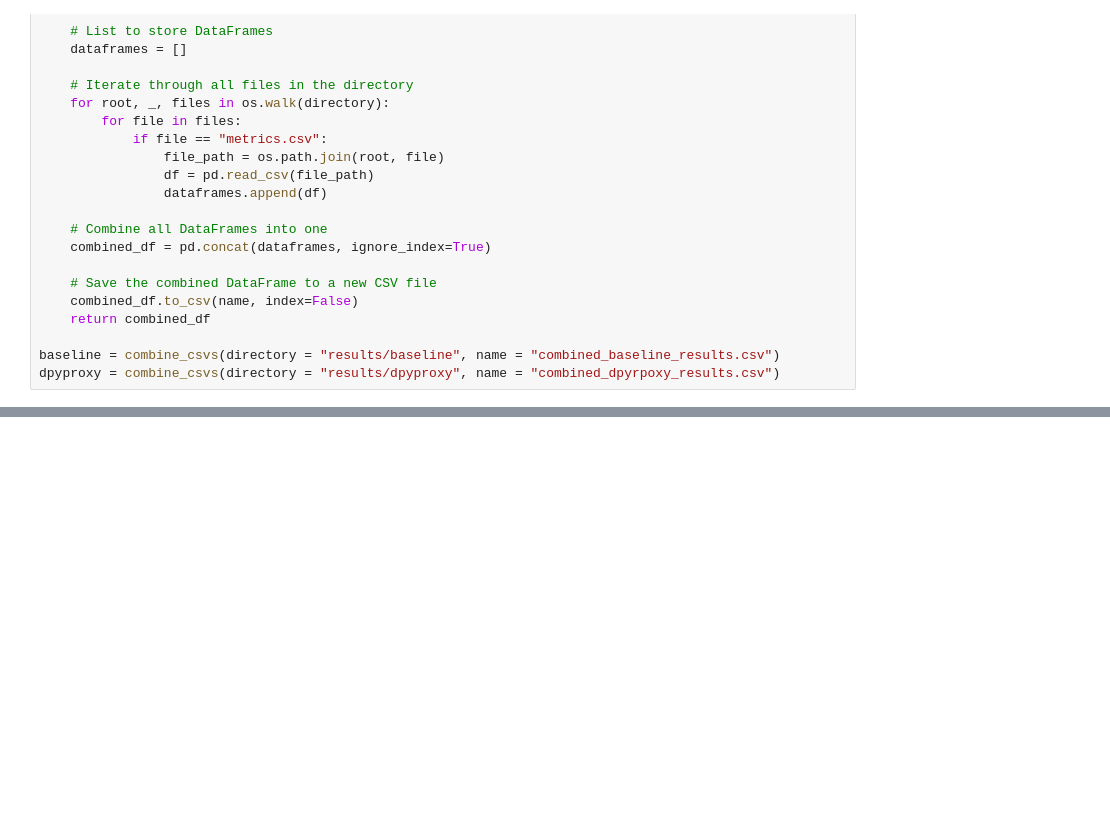
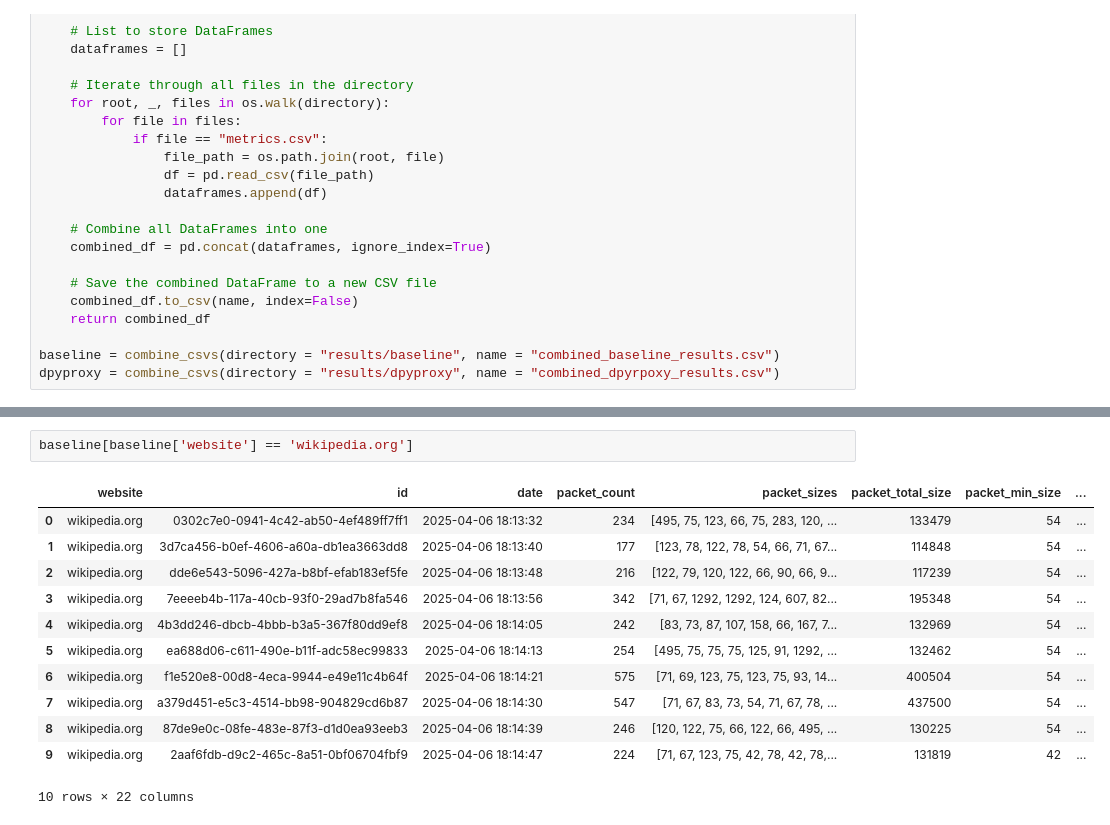
Before and after one commit to meganrichards3/DPYProxy_Networks, a Jupyter notebook: process_results.ipynb, the cells around one changed output, grey strips where cells are left out. Cells and saved outputs as stored; diff of their text form; blank space fills up the shorter version.

```diff
--- a/process_results.ipynb
+++ b/process_results.ipynb
@@ -44,0 +49,15 @@ dpyproxy
+# %%
+baseline[baseline['website'] == 'wikipedia.org']
+# %% [output]
+|  | website | id | date | packet_count | packet_sizes | packet_total_size | packet_min_size | ... |
+| 0 | wikipedia.org | 0302c7e0-0941-4c42-ab50-4ef489ff7ff1 | 2025-04-06 18:13:32 | 234 | [495, 75, 123, 66, 75, 283, 120, ... | 133479 | 54 | ... |
+| 1 | wikipedia.org | 3d7ca456-b0ef-4606-a60a-db1ea3663dd8 | 2025-04-06 18:13:40 | 177 | [123, 78, 122, 78, 54, 66, 71, 67... | 114848 | 54 | ... |
+| 2 | wikipedia.org | dde6e543-5096-427a-b8bf-efab183ef5fe | 2025-04-06 18:13:48 | 216 | [122, 79, 120, 122, 66, 90, 66, 9... | 117239 | 54 | ... |
+| 3 | wikipedia.org | 7eeeeb4b-117a-40cb-93f0-29ad7b8fa546 | 2025-04-06 18:13:56 | 342 | [71, 67, 1292, 1292, 124, 607, 82... | 195348 | 54 | ... |
+| 4 | wikipedia.org | 4b3dd246-dbcb-4bbb-b3a5-367f80dd9ef8 | 2025-04-06 18:14:05 | 242 | [83, 73, 87, 107, 158, 66, 167, 7... | 132969 | 54 | ... |
+| 5 | wikipedia.org | ea688d06-c611-490e-b11f-adc58ec99833 | 2025-04-06 18:14:13 | 254 | [495, 75, 75, 75, 125, 91, 1292, ... | 132462 | 54 | ... |
+| 6 | wikipedia.org | f1e520e8-00d8-4eca-9944-e49e11c4b64f | 2025-04-06 18:14:21 | 575 | [71, 69, 123, 75, 123, 75, 93, 14... | 400504 | 54 | ... |
+| 7 | wikipedia.org | a379d451-e5c3-4514-bb98-904829cd6b87 | 2025-04-06 18:14:30 | 547 | [71, 67, 83, 73, 54, 71, 67, 78, ... | 437500 | 54 | ... |
+| 8 | wikipedia.org | 87de9e0c-08fe-483e-87f3-d1d0ea93eeb3 | 2025-04-06 18:14:39 | 246 | [120, 122, 75, 66, 122, 66, 495, ... | 130225 | 54 | ... |
+| 9 | wikipedia.org | 2aaf6fdb-d9c2-465c-8a51-0bf06704fbf9 | 2025-04-06 18:14:47 | 224 | [71, 67, 123, 75, 42, 78, 42, 78,... | 131819 | 42 | ... |
+10 rows × 22 columns
```
Also changed, not shown: parts of 5 cells of this notebook, 2 other files.
